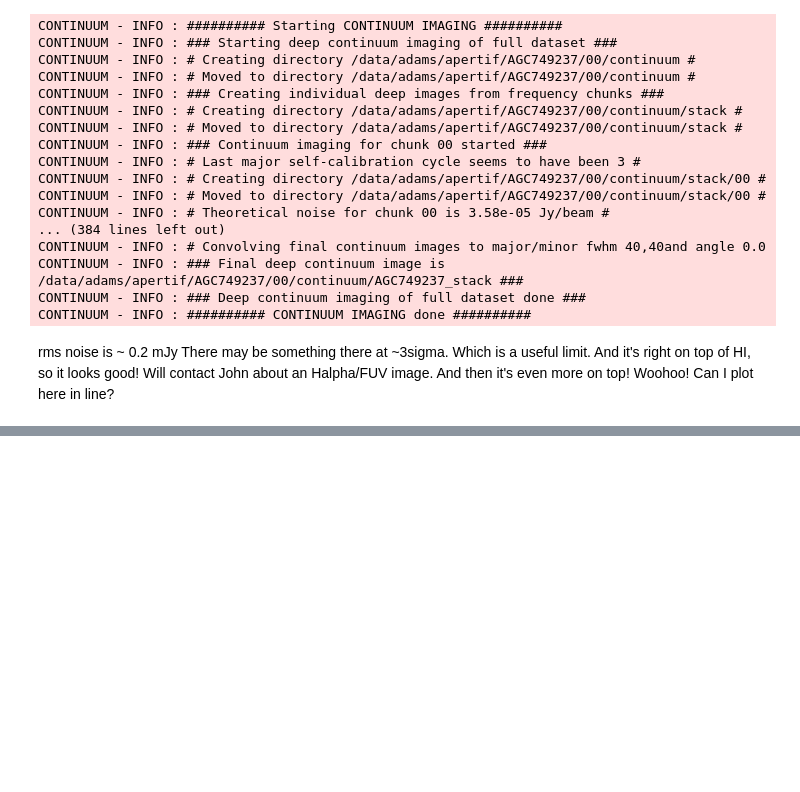
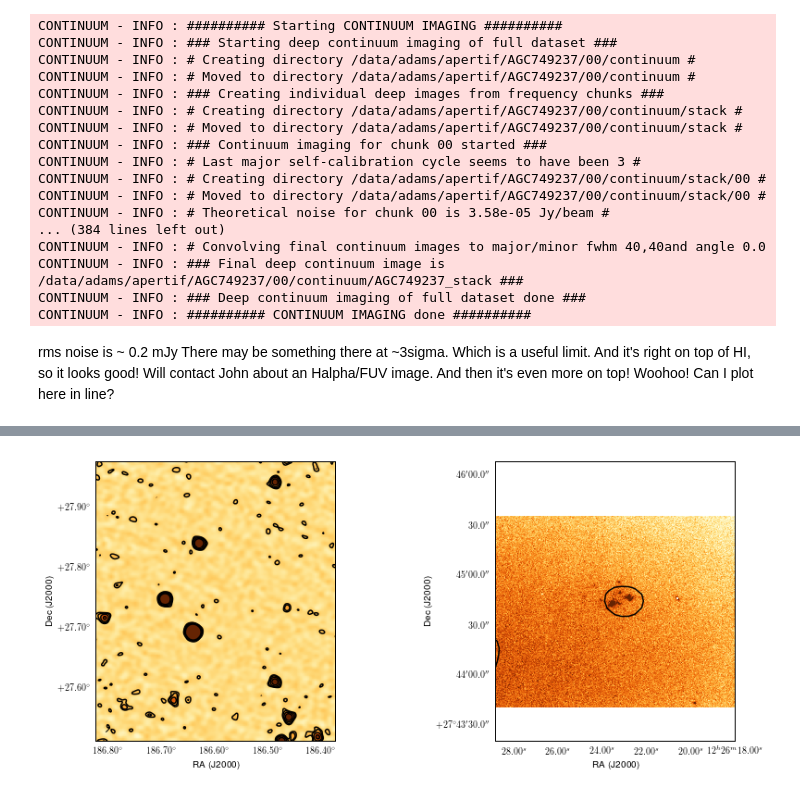
Before and after one commit to eakadams/apertif, a Jupyter notebook: DATA/AGC749237.ipynb, the cells around one changed output, grey strips where cells are left out. Drawn from its saved outputs; the diff is of its cells as text; code cells hidden in the pictures; blank space fills up the shorter version.

Commit message:
plots for TOP

```diff
--- a/DATA/AGC749237.ipynb
+++ b/DATA/AGC749237.ipynb
@@ -271,0 +290,20 @@ import aplpy
+# %%
+#load my python modules - colors!
+import sys
+sys.path.append('/home/adams/python')
+import colors
+import aplpy
+#Yay! There is aplpy
+
+import numpy as np
+import matplotlib.pyplot as plt
+
+cm_rainbow=colors.get_colormap("rainbow")
+cm_linear=colors.get_colormap("linear")
+
+#to be able to use latex in image text
+from matplotlib import rc
+rc('font',**{'family':'sans-serif','sans-serif':['Helvetica']})
+## for Palatino and other serif fonts use:
+#rc('font',**{'family':'serif','serif':['Palatino']})
+rc('text', usetex=True)
@@ -271,0 +312,54 @@ import aplpy
+# %%
+#Now I can work on plotting!
+#Plus also comparing to NVSS
+
+#First a quick plot: RC image,  plus Halpha image with RC overlay
+#set coordinates of source:
+ra = 186.5975
+dec = 27.7456
+
+rcimage = '/data/adams/apertif/AGC749237/AGC749237_RC.fits'
+halpha = '/data/adams/apertif/AGC749237/AGC749237_HA.reg.fits'
+
+
+rc_contours = np.array([3,5,10,20]) * 0.2e-3 #0.2 mJy is noise
+
+fig=plt.figure(figsize=(12,6))
+
+f1=aplpy.FITSFigure(rcimage,figure=fig,aspect='equal',subplot=[0.1,0.15,0.3,0.7])
+f1.recenter(ra,dec, radius=0.2)
+f1.show_colorscale(cmap=plt.get_cmap(cm_linear))
+f1.show_contour(rcimage,levels=rc_contours,colors='black')
+#f1.show_contour(cleanmask,levels=[0.5,],colors='gray',linewidth=3)
+f1.add_beam()
+f1.beam.hide()
+f1.beam.set_edgecolor('black')
+f1.beam.set_facecolor('none')
+f1.beam.show(facecolor='none')
+f1.beam.set_hatch('///')
+f1.tick_labels.set_yformat('ddd.dd')
+f1.tick_labels.set_xformat('ddd.dd')
+#f1.add_colorbar()
+#f1.colorbar.show()
+#f1.colorbar.set_axis_label_text(r'Jy')
+#f1.colorbar.set_axis_label_font(size=18, weight='bold')
+
+
+f2=aplpy.FITSFigure(halpha,figure=fig,aspect='equal',subplot=[0.6,0.15,0.3,0.7])
+f2.recenter(ra,dec, radius=0.02)
+f2.show_colorscale(cmap=plt.get_cmap(cm_linear))
+f2.show_contour(rcimage,levels=rc_contours,colors='black')
+#f1.show_contour(cleanmask,levels=[0.5,],colors='gray',linewidth=3)
+#f2.add_beam(rcimage)
+#f2.beam.hide()
+#f2.beam.set_edgecolor('black')
+#f2.beam.set_facecolor('none')
+#f2.beam.show(facecolor='none')
+#f2.beam.set_hatch('///')
+#f2.tick_labels.set_yformat('ddd.dd')
+#f2.tick_labels.set_xformat('ddd.dd')
+#f2.add_colorbar()
+#f2.colorbar.show()
+#f2.colorbar.set_axis_label_text(r'Jy')
+#f2.colorbar.set_axis_label_font(size=18, weight='bold')
+# %% [output]
@@ -271,0 +373 @@ import aplpy
+[figure, added]
```
Also changed, not shown: parts of 9 cells of this notebook.
